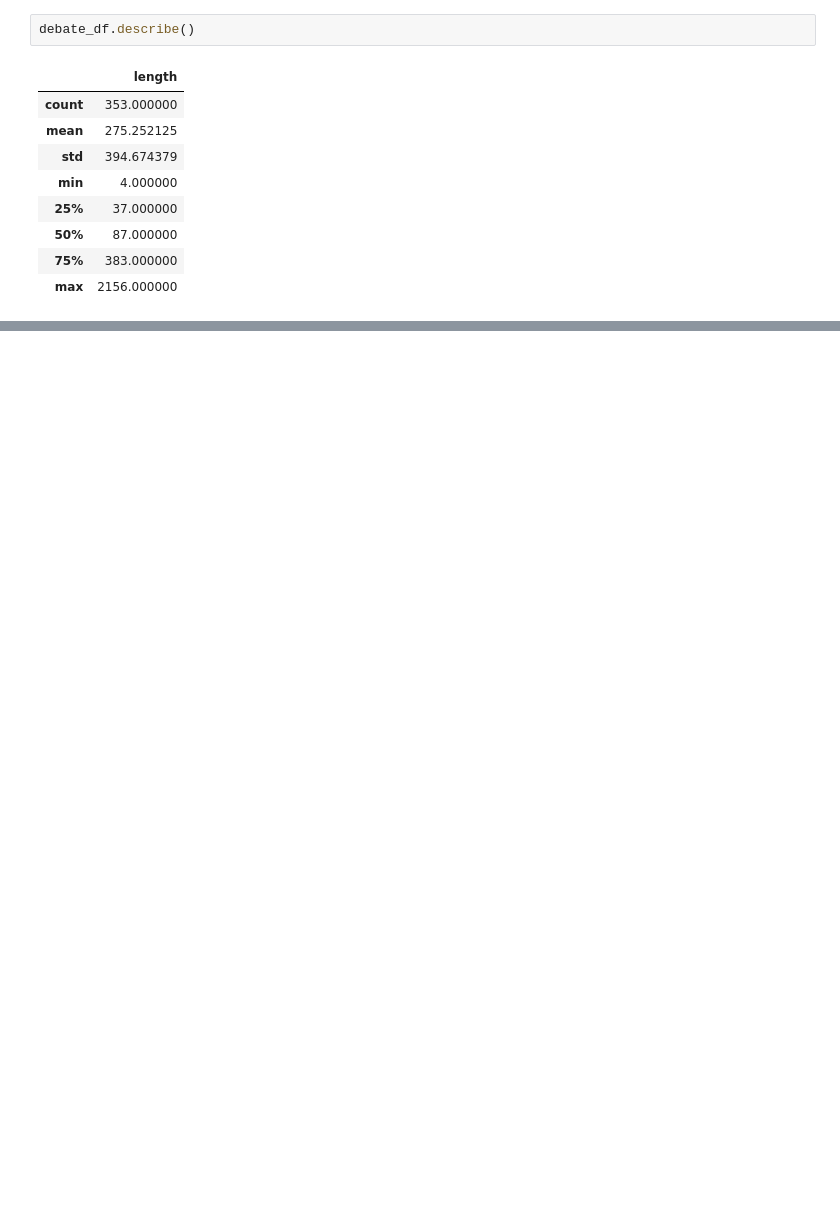
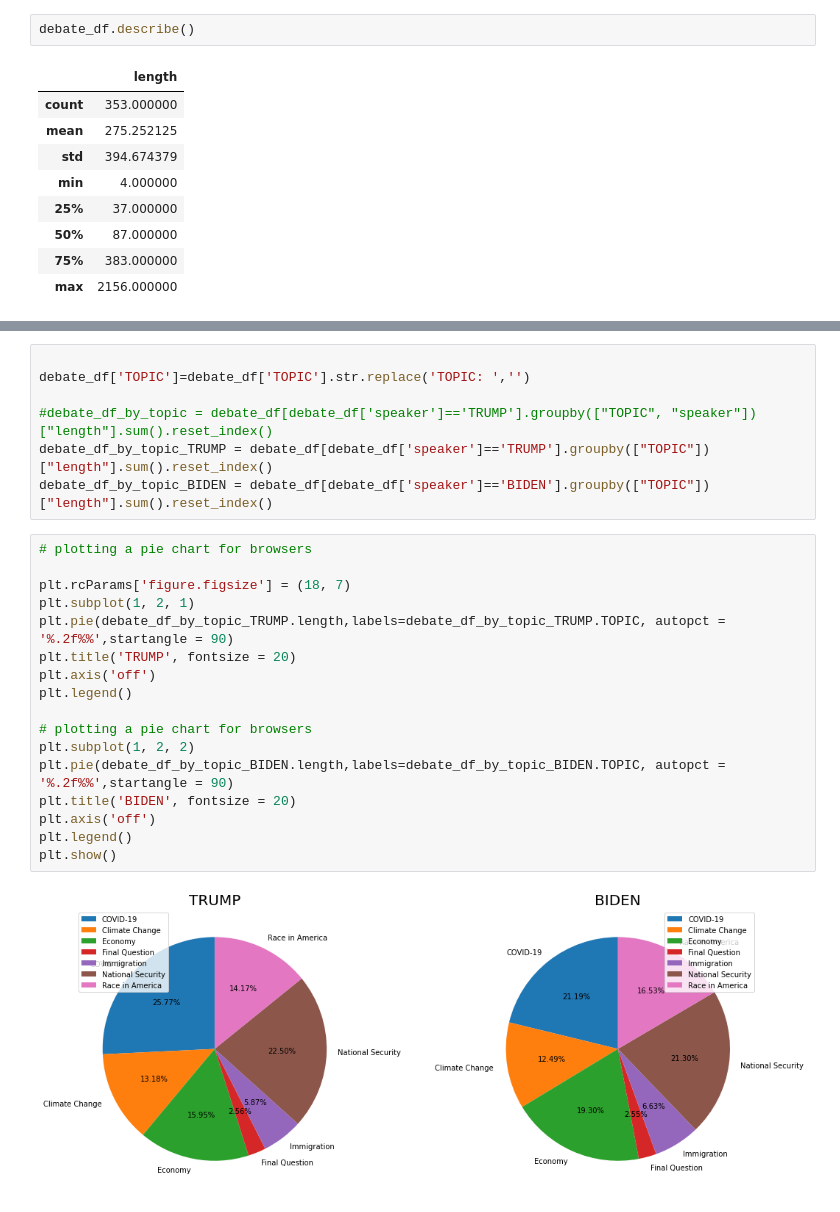
Before and after one commit to AmmarNassan/Supervised-Learning-with-Python, a Jupyter notebook: US Presidential Debate(Final) October 2020.ipynb, the cells around one changed output, grey strips where cells are left out. Cells and saved outputs as stored; diff of their text form; blank space fills up the shorter version.

```diff
--- a/US Presidential Debate(Final) October 2020.ipynb
+++ b/US Presidential Debate(Final) October 2020.ipynb
@@ -69 +114,27 @@ debate_df[debate_df['length']==2156]['speech'].iloc[0]
+# %%
+
+debate_df['TOPIC']=debate_df['TOPIC'].str.replace('TOPIC: ','')
+
+#debate_df_by_topic = debate_df[debate_df['speaker']=='TRUMP'].groupby(["TOPIC", "speaker"])["length"].sum().reset_index()
+debate_df_by_topic_TRUMP = debate_df[debate_df['speaker']=='TRUMP'].groupby(["TOPIC"])["length"].sum().reset_index()
+debate_df_by_topic_BIDEN = debate_df[debate_df['speaker']=='BIDEN'].groupby(["TOPIC"])["length"].sum().reset_index()
+# %%
+# plotting a pie chart for browsers
+
+plt.rcParams['figure.figsize'] = (18, 7)
+plt.subplot(1, 2, 1)
+plt.pie(debate_df_by_topic_TRUMP.length,labels=debate_df_by_topic_TRUMP.TOPIC, autopct = '%.2f%%',startangle = 90)
+plt.title('TRUMP', fontsize = 20)
+plt.axis('off')
+plt.legend()
+
+# plotting a pie chart for browsers
+plt.subplot(1, 2, 2)
+plt.pie(debate_df_by_topic_BIDEN.length,labels=debate_df_by_topic_BIDEN.TOPIC, autopct = '%.2f%%',startangle = 90)
+plt.title('BIDEN', fontsize = 20)
+plt.axis('off')
+plt.legend()
+plt.show()
+# %% [output]
+[figure, added]
 # %%
```
Also changed, not shown: parts of 15 cells of this notebook.
